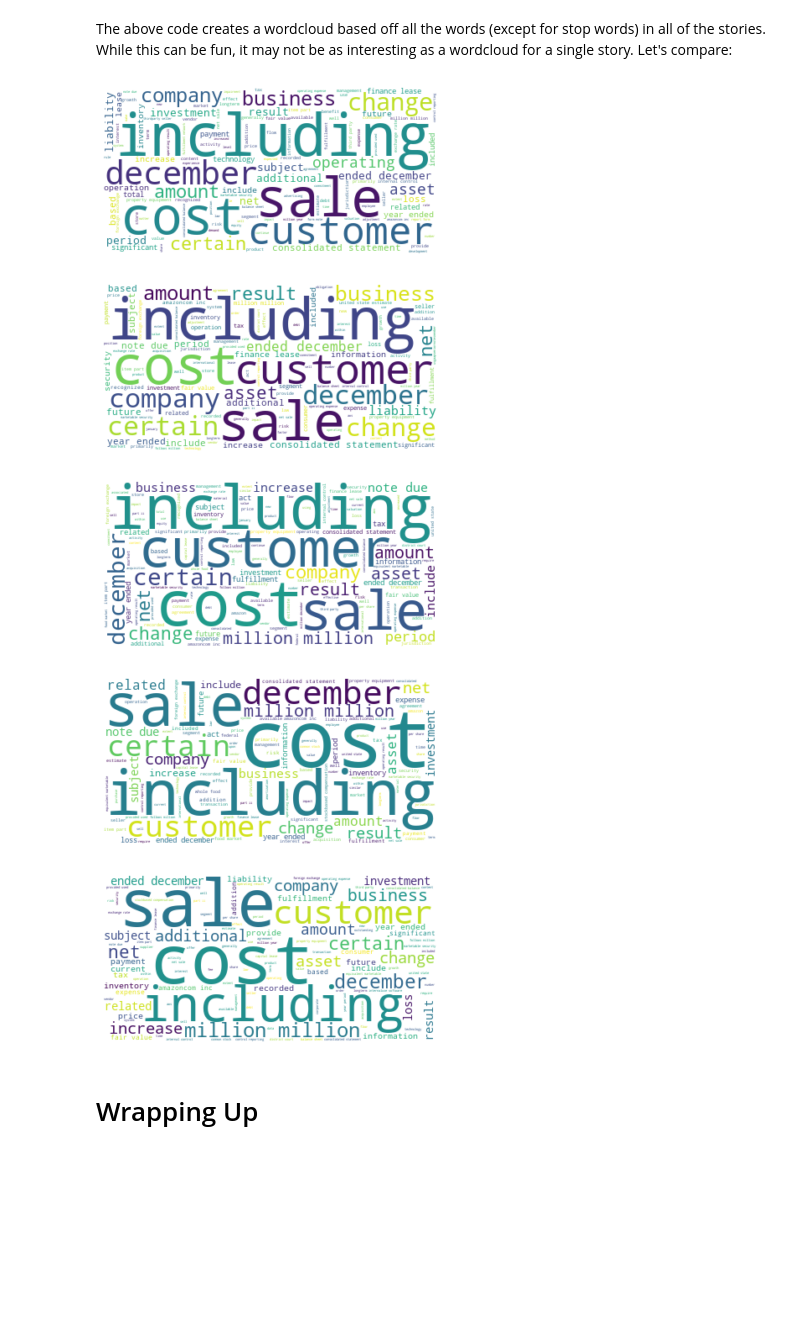
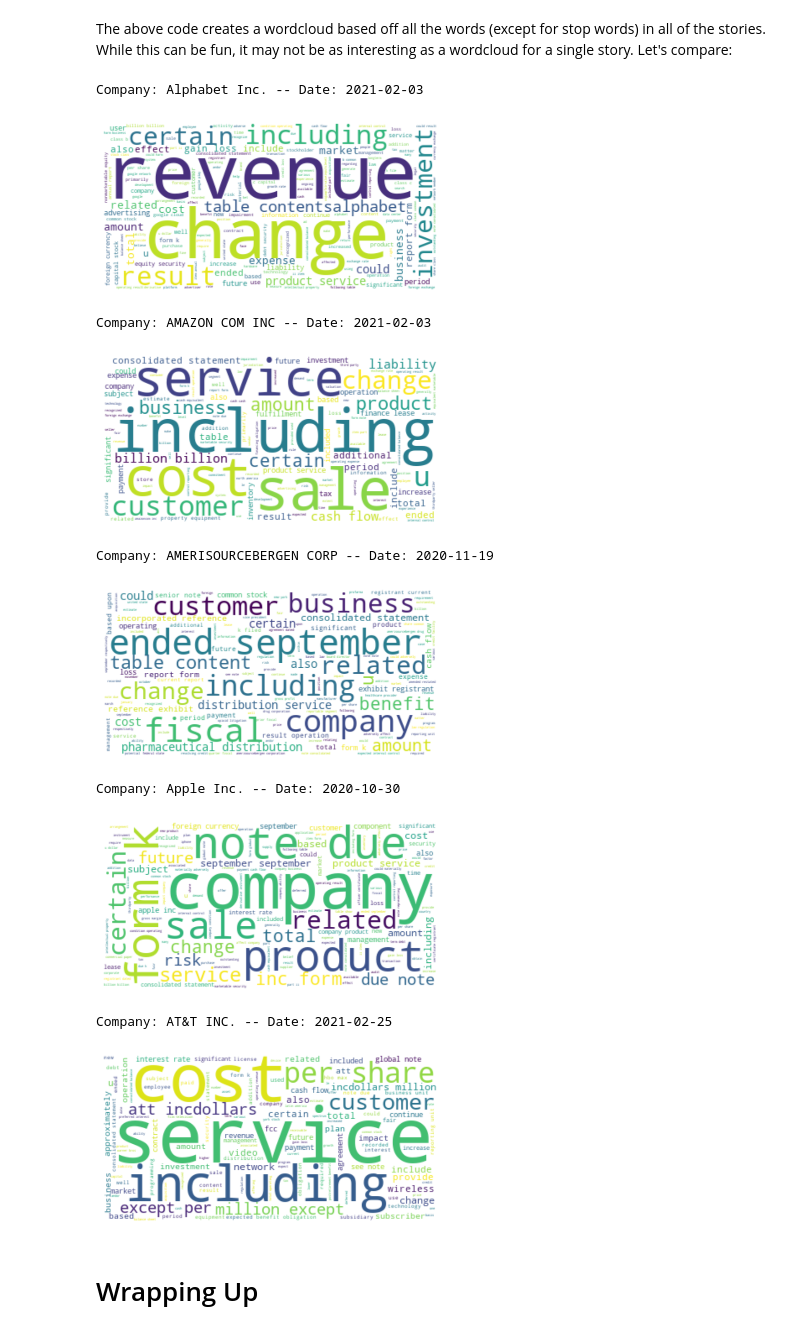
Before and after one commit to SouthernMethodistUniversity/text_mining_with_python, a Jupyter notebook: intro_to_working_with_text.ipynb, the cells around one changed output. Cells and saved outputs as stored; diff of their text form; code cells hidden in the pictures; blank space fills up the shorter version.

```diff
--- a/intro_to_working_with_text.ipynb
+++ b/intro_to_working_with_text.ipynb
@@ -370,6 +385,6 @@ dtype: int64
 Again, removing words following the same process as the stopword removal.
 # %%
 freq = list(freq.index)
-data['Story'] = data['Story'].apply(lambda x: " ".join(x for x in x.split() if x not in freq))
-data['Story'].head()
+data['Text'] = data['Text'].apply(lambda x: " ".join(x for x in x.split() if x not in freq))
+data['Text'].head()
 # %% [output]
@@ -437,6 +452,6 @@ Lemmatization is often a more useful approach than stemming because it leverages
 #nltk.download('wordnet')
 # %%
 from textblob import Word
-data['Story'] = data['Story'].apply(lambda x: " ".join([Word(word).lemmatize() for word in x.split()]))
-data['Story'].head()
+data['Text'] = data['Text'].apply(lambda x: " ".join([Word(word).lemmatize() for word in x.split()]))
+data['Text'].head()
 # %% [output]
@@ -456,12 +473,12 @@ import wordcloud
 from wordcloud import WordCloud, STOPWORDS, ImageColorGenerator
 import matplotlib.pyplot as plt
 %matplotlib inline
-stop_words = set(STOPWORDS)
-stop_words.update(["saw"])
+stop_words = set(stop) #set(STOPWORDS)
+stop_words.update(["year"])
 # %% [markdown]
 If you want to update the stopwords after you see the wordcloud, type them into the empty list above and remove the # sign.
 # %%
-word = " ".join(data['Story'])
+word = " ".join(data['Text'])
 wordcloud = WordCloud(stopwords=stop_words, background_color="black").generate(word)
 plt.imshow(wordcloud, interpolation='bilinear')
 plt.axis("off")
@@ -471,18 +488,24 @@ plt.show()
 # %% [markdown]
 The above code creates a wordcloud based off all the words (except for stop words) in all of the stories. While this can be fun, it may not be as interesting as a wordcloud for a single story. Let's compare:
 # %%
-for i in range(0, 5):
-    word = data['Story'][i]
+for i in range(0, 15, 3):
+    print('Company: {} -- Date: {}'.format(data['Company'][i],data['Date'][i]))
+    word = data['Text'][i]
     wordcloud = WordCloud(stopwords=stop_words, background_color="white").generate(word)
     plt.imshow(wordcloud, interpolation='bilinear')
     plt.axis("off")
     plt.show()
 # %% [output]
+Company: Alphabet Inc. -- Date: 2021-02-03
-[figure, old version]
+[figure, new version]
+Company: AMAZON COM INC -- Date: 2021-02-03
-[figure, old version]
+[figure, new version]
+Company: AMERISOURCEBERGEN CORP -- Date: 2020-11-19
-[figure, old version]
+[figure, new version]
+Company: Apple Inc. -- Date: 2020-10-30
-[figure, old version]
+[figure, new version]
+Company: AT&T INC. -- Date: 2021-02-25
-[figure, old version]
+[figure, new version]
 # %% [markdown]
 # Wrapping Up
 # %% [markdown]
```
Also changed, not shown: parts of 46 cells of this notebook, 2 other files.
